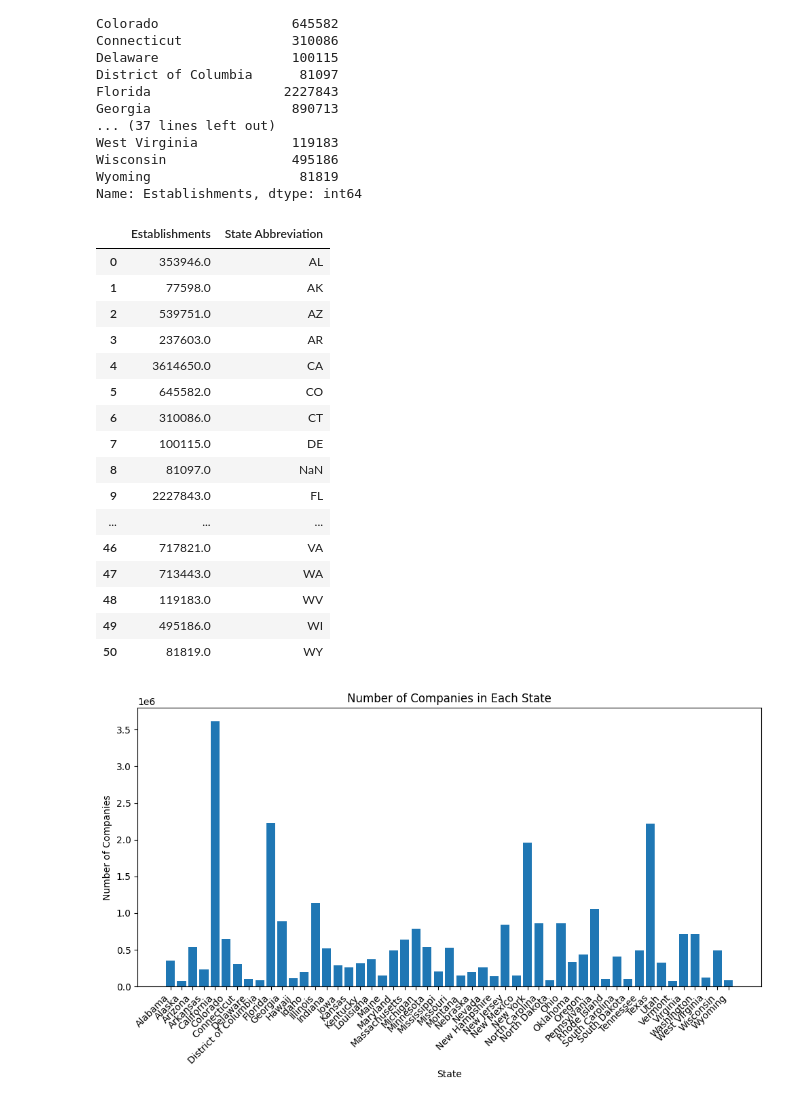
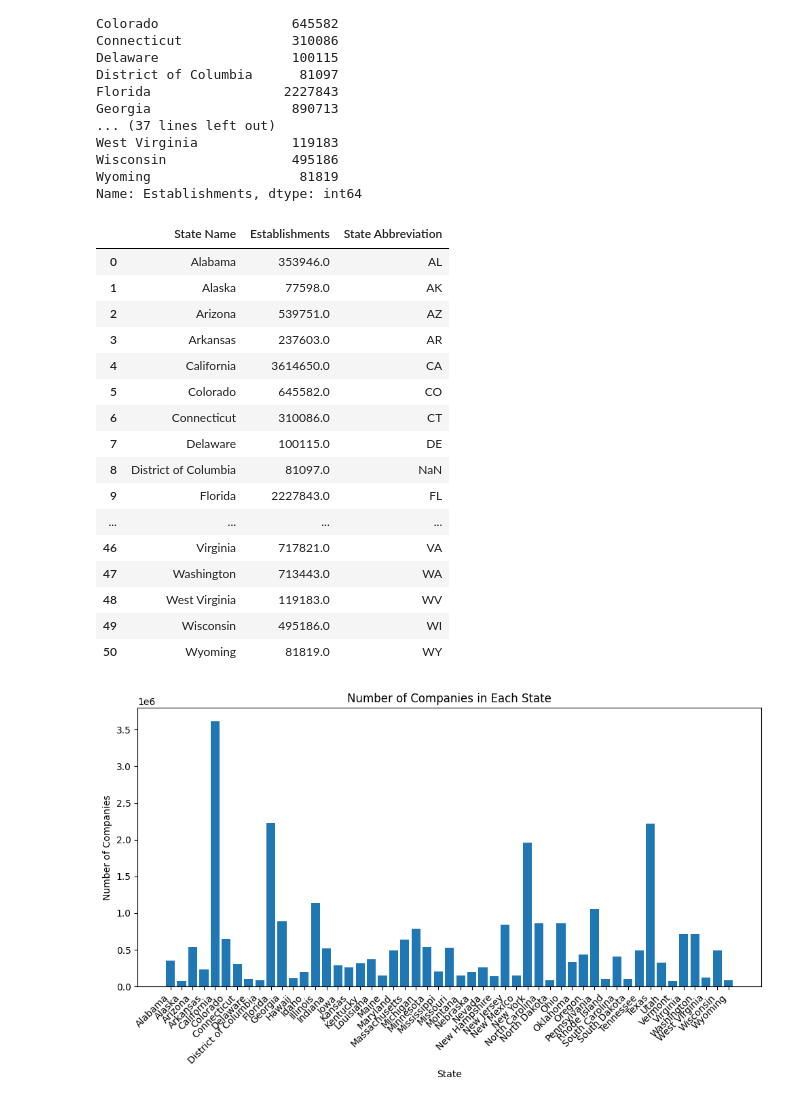
Before and after one commit to jz024/math189_project, a Jupyter notebook: project.ipynb, the cells around one changed output. Cells and saved outputs as stored; diff of their text form; code cells hidden in the pictures.

```diff
--- a/project.ipynb
+++ b/project.ipynb
@@ -100,26 +102,25 @@ state_abbr_map = {
 # %%
 comp_df = pd.DataFrame(comp_num)
 comp_df.reset_index(inplace=True)
 comp_df.columns = ['State Name', 'Establishments']
 comp_df['Establishments'] = comp_df['Establishments'].astype(float)
 comp_df['State Abbreviation'] = comp_df['State Name'].map(state_abbr_map)
-comp_df.drop(columns=['State Name'], inplace=True)
 comp_df
 # %% [output]
-|  | Establishments | State Abbreviation |
-| 0 | 353946.0 | AL |
-| 1 | 77598.0 | AK |
-| 2 | 539751.0 | AZ |
-| 3 | 237603.0 | AR |
-| 4 | 3614650.0 | CA |
-| 5 | 645582.0 | CO |
-| 6 | 310086.0 | CT |
-| 7 | 100115.0 | DE |
-| 8 | 81097.0 | NaN |
-| 9 | 2227843.0 | FL |
-| ... | ... | ... |
-| 46 | 717821.0 | VA |
-| 47 | 713443.0 | WA |
-| 48 | 119183.0 | WV |
-| 49 | 495186.0 | WI |
-| 50 | 81819.0 | WY |
+|  | State Name | Establishments | State Abbreviation |
+| 0 | Alabama | 353946.0 | AL |
+| 1 | Alaska | 77598.0 | AK |
+| 2 | Arizona | 539751.0 | AZ |
+| 3 | Arkansas | 237603.0 | AR |
+| 4 | California | 3614650.0 | CA |
+| 5 | Colorado | 645582.0 | CO |
+| 6 | Connecticut | 310086.0 | CT |
+| 7 | Delaware | 100115.0 | DE |
+| 8 | District of Columbia | 81097.0 | NaN |
+| 9 | Florida | 2227843.0 | FL |
+| ... | ... | ... | ... |
+| 46 | Virginia | 717821.0 | VA |
+| 47 | Washington | 713443.0 | WA |
+| 48 | West Virginia | 119183.0 | WV |
+| 49 | Wisconsin | 495186.0 | WI |
+| 50 | Wyoming | 81819.0 | WY |
```
Also changed, not shown: parts of 20 cells of this notebook, 1 other file.
